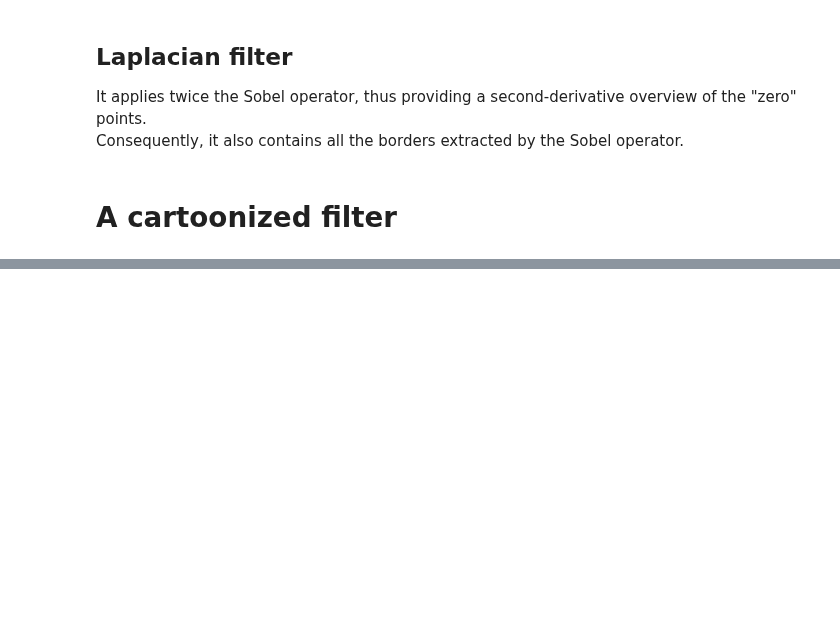
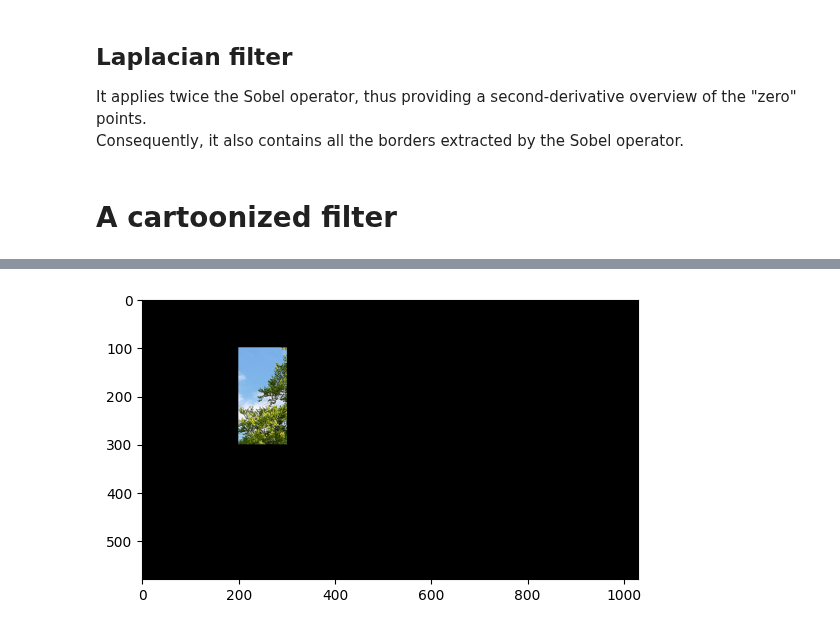
Before and after one commit to lordPachy/acsai, a Jupyter notebook: AI Lab/Class practice/filters.ipynb, the cells around one changed output, grey strips where cells are left out. Saved outputs shown, nothing was run; the diff lists cells and outputs as text; code cells hidden in the pictures; blank space fills up the shorter version.

```diff
--- a/AI Lab/Class practice/filters.ipynb
+++ b/AI Lab/Class practice/filters.ipynb
@@ -184,0 +295,13 @@ cv2.destroyAllWindows()
+# %%
+#Applying masks
+img = cv2.imread("samples/tree.png")
+mask = np.zeros(img.shape, dtype = "uint8")
+
+cv2.rectangle(mask, (200,100), (300,300), (255,255,255), -1)
+
+result = cv2.bitwise_and(img, mask)
+#every info that in the input image isnt black and goes inside white rectangle is selected the rest is extracted
+
+show(result)
+# %% [output]
+[figure, added]
```
Also changed, not shown: parts of 8 cells of this notebook, 1 other file.
